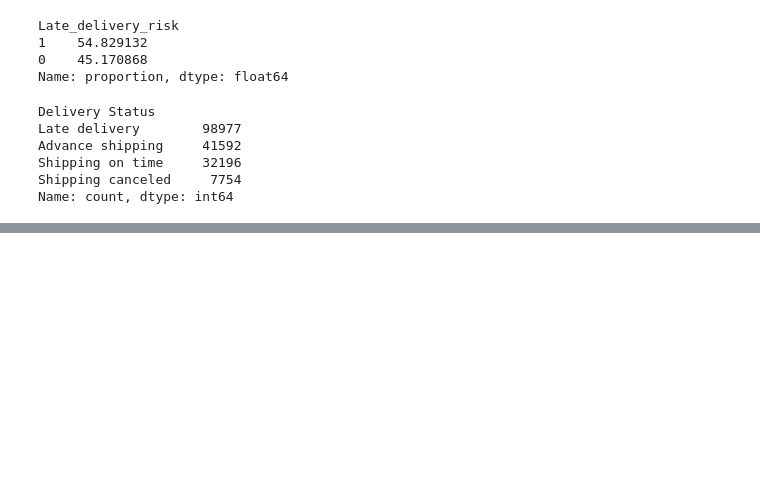
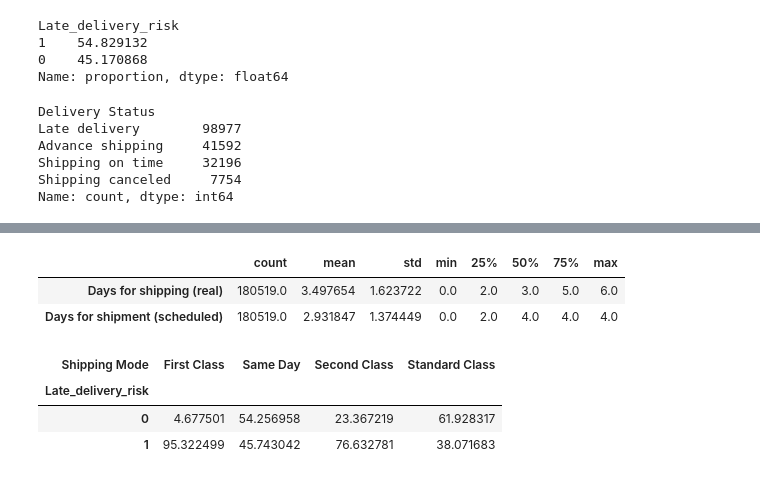
Before and after one commit to divyamohan6388-droid/Logistics-Analytics-Shipment-Delay-Prediction, a Jupyter notebook: notebooks/01_data_understanding.ipynb, the cells around one changed output, grey strips where cells are left out. Cells and saved outputs as stored; diff of their text form; code cells hidden in the pictures; blank space fills up the shorter version.

```diff
--- a/notebooks/01_data_understanding.ipynb
+++ b/notebooks/01_data_understanding.ipynb
@@ -119,0 +270,20 @@ Name: count, dtype: int64
+# %%
+df[[
+    "Days for shipping (real)",
+    "Days for shipment (scheduled)"
+]].describe().T
+# %% [output]
+|  | count | mean | std | min | 25% | 50% | 75% | max |
+| Days for shipping (real) | 180519.0 | 3.497654 | 1.623722 | 0.0 | 2.0 | 3.0 | 5.0 | 6.0 |
+| Days for shipment (scheduled) | 180519.0 | 2.931847 | 1.374449 | 0.0 | 2.0 | 4.0 | 4.0 | 4.0 |
+# %%
+pd.crosstab(
+    df["Late_delivery_risk"],
+    df["Shipping Mode"],
+    normalize="columns"
+) * 100
+# %% [output]
+| Shipping Mode | First Class | Same Day | Second Class | Standard Class |
+| Late_delivery_risk |  |  |  |  |
+| 0 | 4.677501 | 54.256958 | 23.367219 | 61.928317 |
+| 1 | 95.322499 | 45.743042 | 76.632781 | 38.071683 |
```
Also changed, not shown: parts of 8 cells of this notebook.
